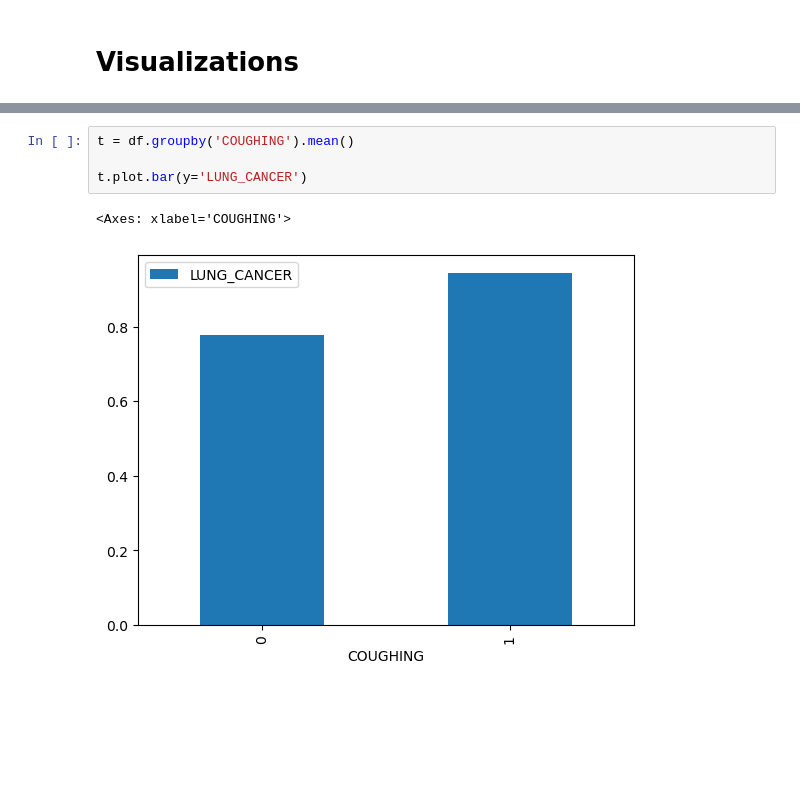
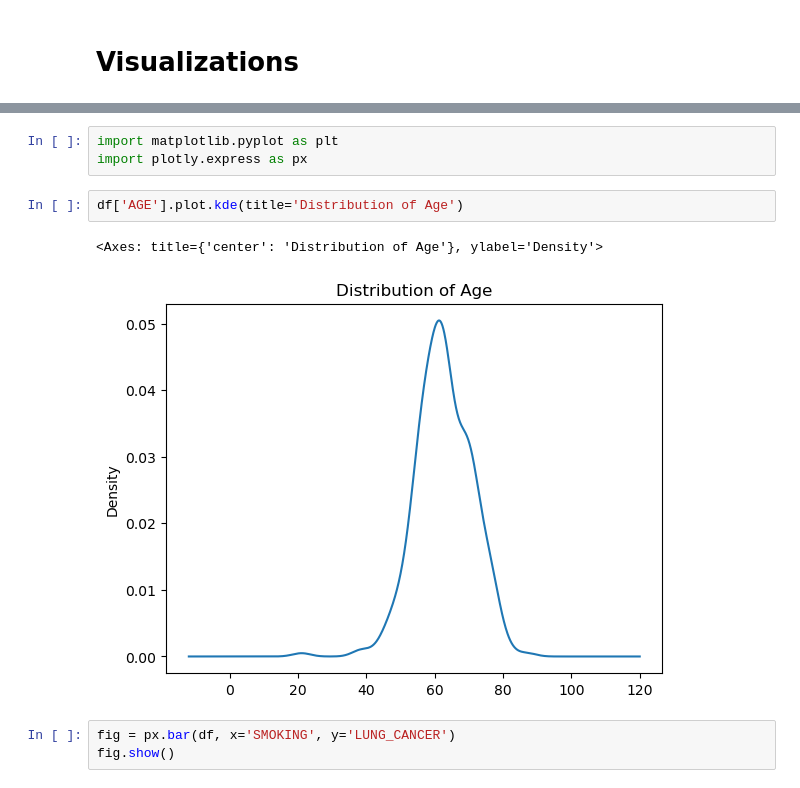
Before and after one commit to livin-joseph/Lung-cancer-analysis, a Jupyter notebook: lung_cancer_analysis.ipynb, the cells around one changed output, grey strips where cells are left out. Drawn from its saved outputs; the diff is of its cells as text; blank space fills up the shorter version.

```diff
--- a/lung_cancer_analysis.ipynb
+++ b/lung_cancer_analysis.ipynb
@@ -268,7 +261,11 @@ t.plot.bar(y='COUGHING')
-# %%
-t = df.groupby('COUGHING').mean()
-
-t.plot.bar(y='LUNG_CANCER')
-# %% [output]
-<Axes: xlabel='COUGHING'>
-[figure, removed]
+# %%
+import matplotlib.pyplot as plt
+import plotly.express as px
+# %%
+df['AGE'].plot.kde(title='Distribution of Age')
+# %% [output]
+<Axes: title={'center': 'Distribution of Age'}, ylabel='Density'>
+[figure, added]
+# %%
+fig = px.bar(df, x='SMOKING', y='LUNG_CANCER')
+fig.show()
```
Also changed, not shown: parts of 4 cells of this notebook.
